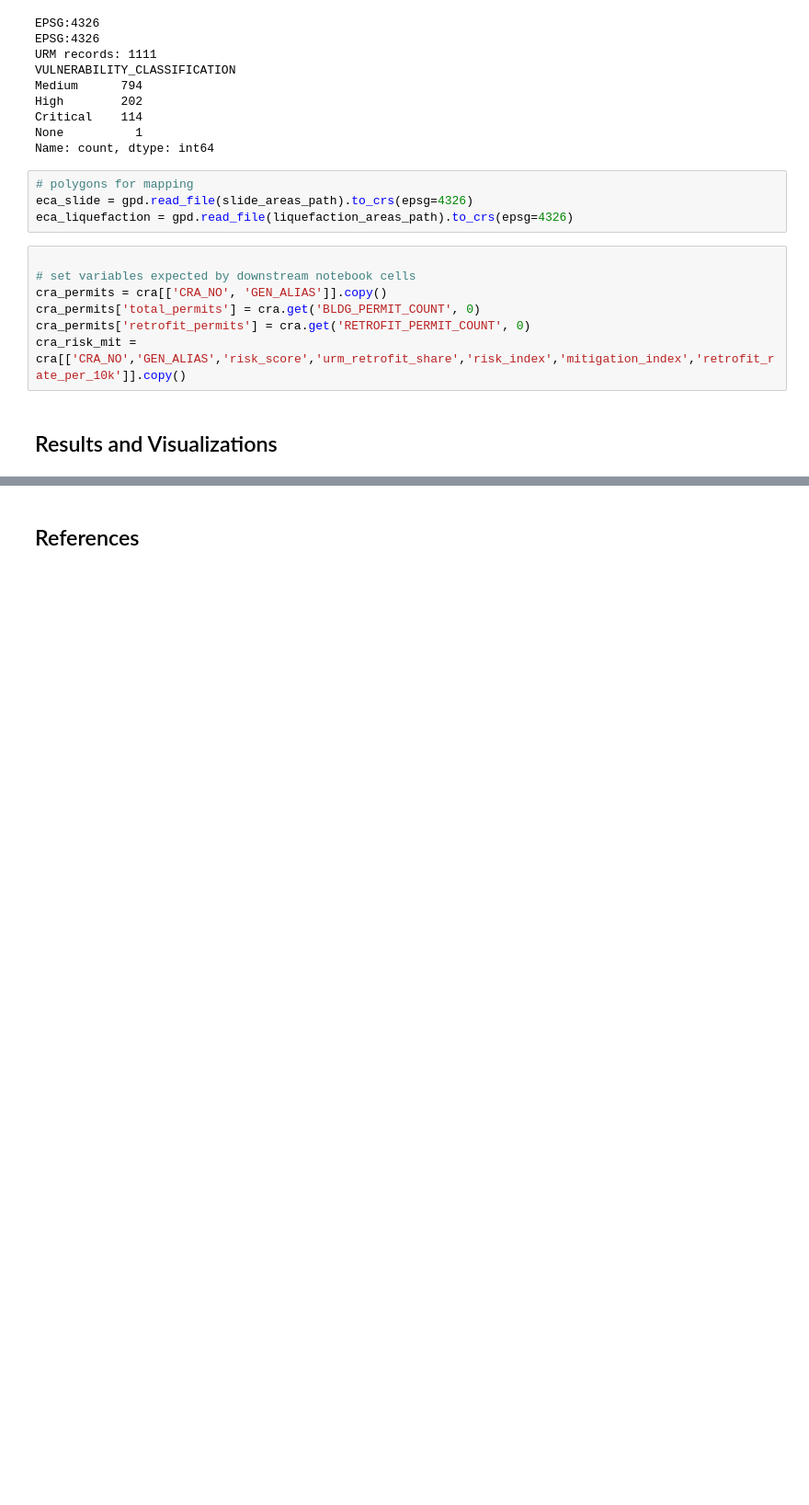
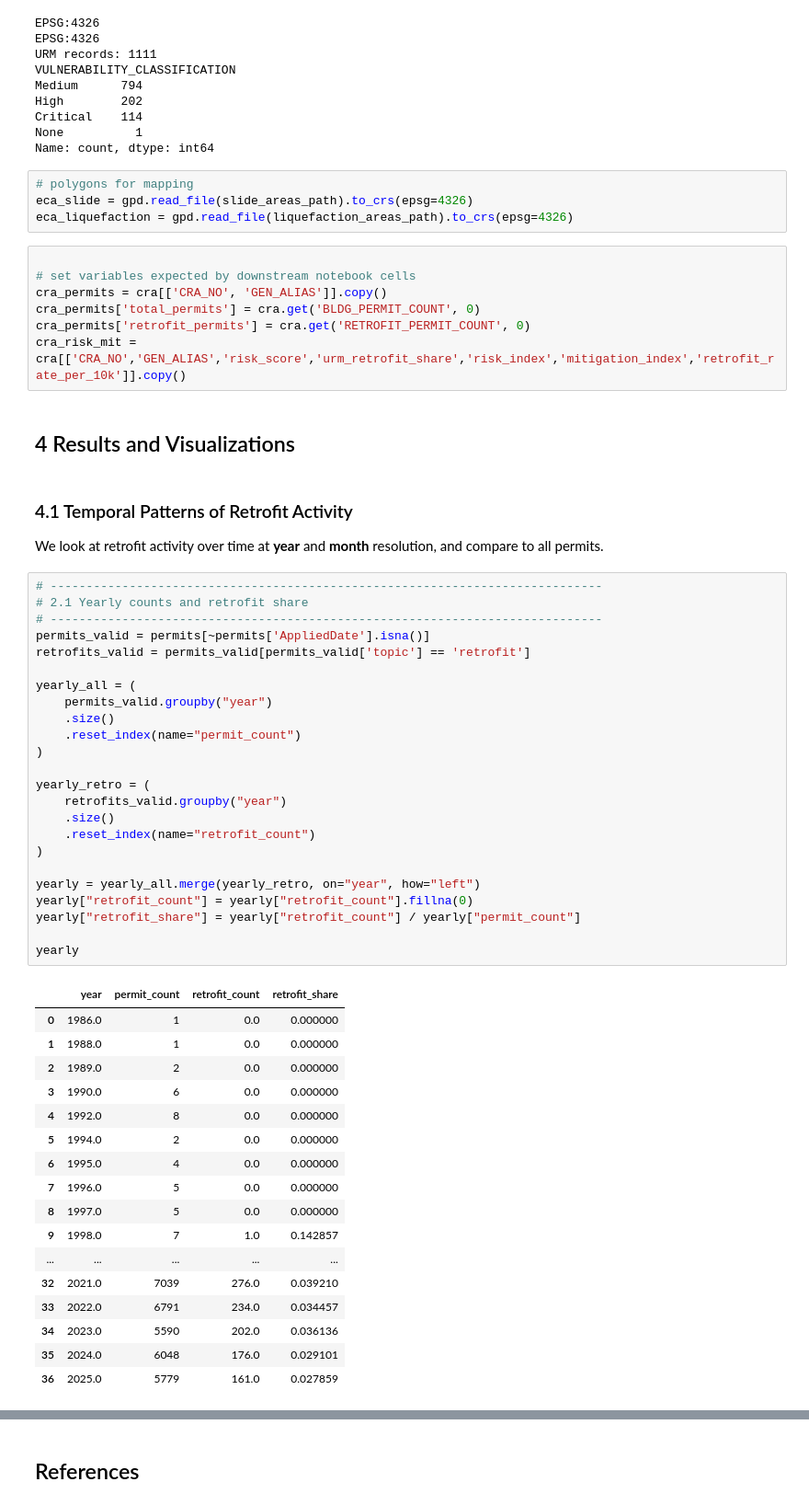
Before and after one commit to EEPayne/data5310_data_viz_final_project, a Jupyter notebook: DATA5310_Earthquake_Risk_Seattle_Visualization_merged.ipynb, the cells around one changed output, grey strips where cells are left out. Shown at 92% size. Cells and saved outputs as stored; diff of their text form; blank space fills up the shorter version.

Commit message:
Merged notebooks up to timeseries plots.

```diff
--- a/DATA5310_Earthquake_Risk_Seattle_Visualization_merged.ipynb
+++ b/DATA5310_Earthquake_Risk_Seattle_Visualization_merged.ipynb
@@ -105,4 +106,50 @@ cra_permits['total_permits'] = cra.get('BLDG_PERMIT_COUNT', 0)
 cra_permits['retrofit_permits'] = cra.get('RETROFIT_PERMIT_COUNT', 0)
 cra_risk_mit = cra[['CRA_NO','GEN_ALIAS','risk_score','urm_retrofit_share','risk_index','mitigation_index','retrofit_rate_per_10k']].copy()
 # %% [markdown]
-## Results and Visualizations
+## 4 Results and Visualizations
+# %% [markdown]
+### 4.1 Temporal Patterns of Retrofit Activity
+
+We look at retrofit activity over time at **year** and **month** resolution, and compare to all permits.
+# %%
+# -----------------------------------------------------------------------------
+# 2.1 Yearly counts and retrofit share
+# -----------------------------------------------------------------------------
+permits_valid = permits[~permits['AppliedDate'].isna()]
+retrofits_valid = permits_valid[permits_valid['topic'] == 'retrofit']
+
+yearly_all = (
+    permits_valid.groupby("year")
+    .size()
+    .reset_index(name="permit_count")
+)
+
+yearly_retro = (
+    retrofits_valid.groupby("year")
+    .size()
+    .reset_index(name="retrofit_count")
+)
+
+yearly = yearly_all.merge(yearly_retro, on="year", how="left")
+yearly["retrofit_count"] = yearly["retrofit_count"].fillna(0)
+yearly["retrofit_share"] = yearly["retrofit_count"] / yearly["permit_count"]
+
+yearly
+# %% [output]
+|  | year | permit_count | retrofit_count | retrofit_share |
+| 0 | 1986.0 | 1 | 0.0 | 0.000000 |
+| 1 | 1988.0 | 1 | 0.0 | 0.000000 |
+| 2 | 1989.0 | 2 | 0.0 | 0.000000 |
+| 3 | 1990.0 | 6 | 0.0 | 0.000000 |
+| 4 | 1992.0 | 8 | 0.0 | 0.000000 |
+| 5 | 1994.0 | 2 | 0.0 | 0.000000 |
+| 6 | 1995.0 | 4 | 0.0 | 0.000000 |
+| 7 | 1996.0 | 5 | 0.0 | 0.000000 |
+| 8 | 1997.0 | 5 | 0.0 | 0.000000 |
+| 9 | 1998.0 | 7 | 1.0 | 0.142857 |
+| ... | ... | ... | ... | ... |
+| 32 | 2021.0 | 7039 | 276.0 | 0.039210 |
+| 33 | 2022.0 | 6791 | 234.0 | 0.034457 |
+| 34 | 2023.0 | 5590 | 202.0 | 0.036136 |
+| 35 | 2024.0 | 6048 | 176.0 | 0.029101 |
+| 36 | 2025.0 | 5779 | 161.0 | 0.027859 |
```
Also changed, not shown: parts of 6 cells of this notebook, 1 other file.
